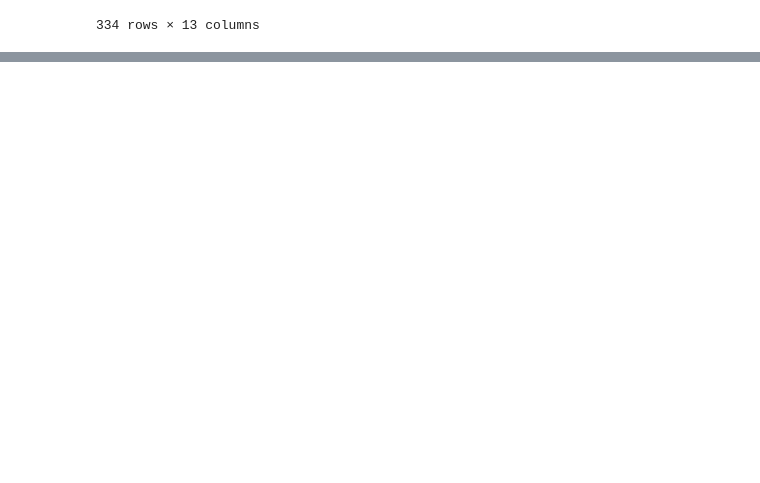
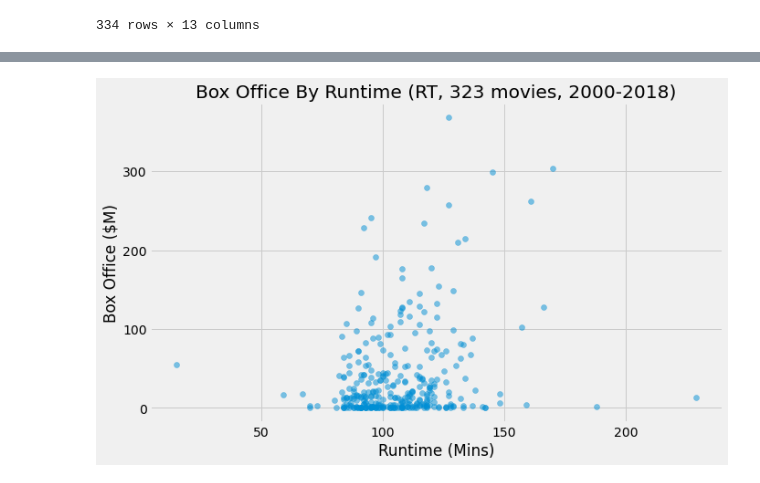
Before and after one commit to nate-walter/Movie-Studio-Project, a Jupyter notebook: Ben's Notebook.ipynb, the cells around one changed output, grey strips where cells are left out. Saved outputs shown, nothing was run; the diff lists cells and outputs as text; code cells hidden in the pictures; blank space fills up the shorter version.

```diff
--- a/Ben's Notebook.ipynb
+++ b/Ben's Notebook.ipynb
@@ -180,0 +118,6 @@ rt_movies_cleaned = rt_movies_cleaned[rt_movies_cleaned.year >= 2000]
+# %%
+#create a subset of rt_movies_cleaned to remove NaNs from runtime, leaving 323 records
+rt_movies_runtime = rt_movies_cleaned.dropna(axis=0, subset=['runtime'])
+# %%
+#create a new column 'minutes' that contains minutes in ints
+rt_movies_runtime['minutes'] = rt_movies_runtime.runtime.apply(lambda x: int(x.split()[0]))
@@ -180,0 +130,11 @@ rt_movies_cleaned = rt_movies_cleaned[rt_movies_cleaned.year >= 2000]
+# %%
+#Scatter plot of B.O. by runtime from RT db with 323 movies from 2000-2018
+fig, ax = plt.subplots(figsize=(10,6))
+ax.scatter(rt_movies_runtime.minutes, rt_movies_runtime.box_office, alpha=.5)
+ax.set_xlabel('Runtime (Mins)')
+ax.set_ylabel('Box Office ($M)')
+ax.set_title('Box Office By Runtime (RT, 323 movies, 2000-2018)')
+ax.set_yticks(range(0,400000000,100000000))
+ax.set_yticklabels(range(0,400,100));
+# %% [output]
+[figure, added]
```
Also changed, not shown: parts of 42 cells of this notebook.
